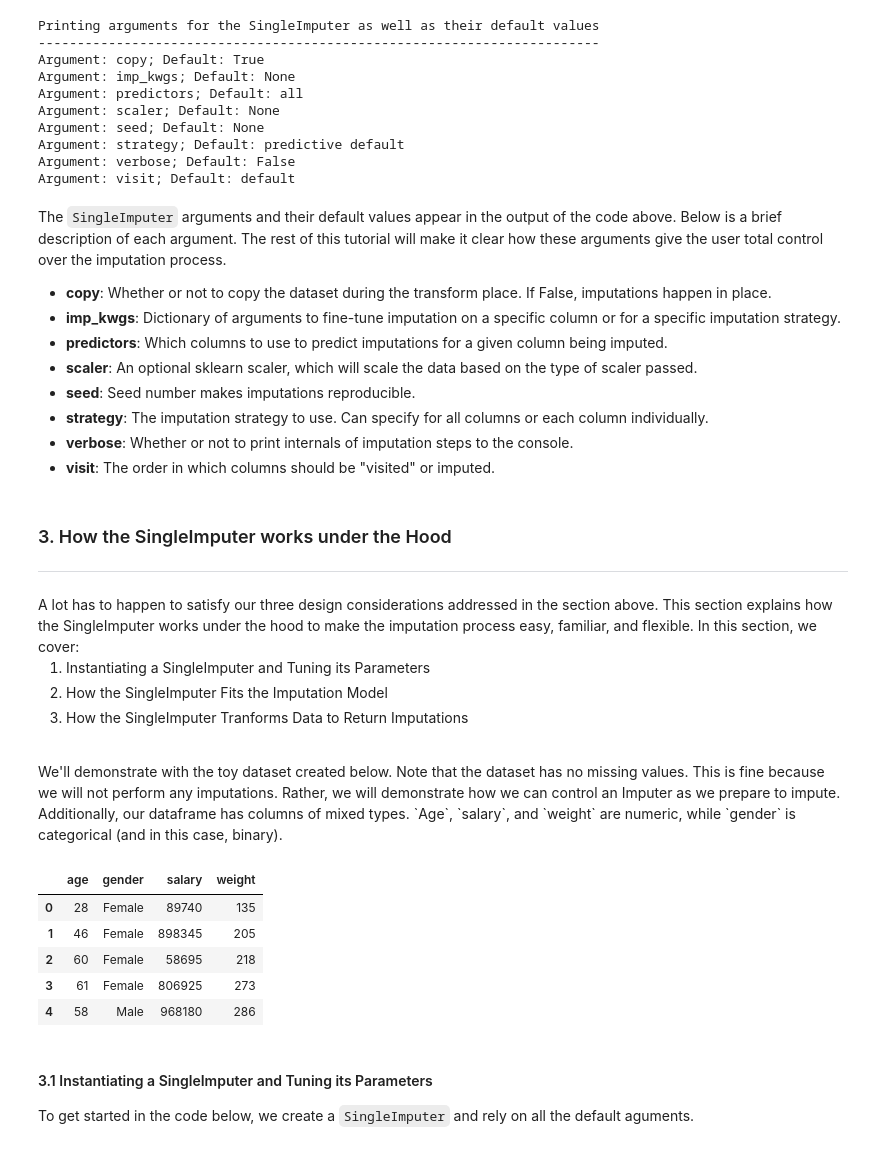
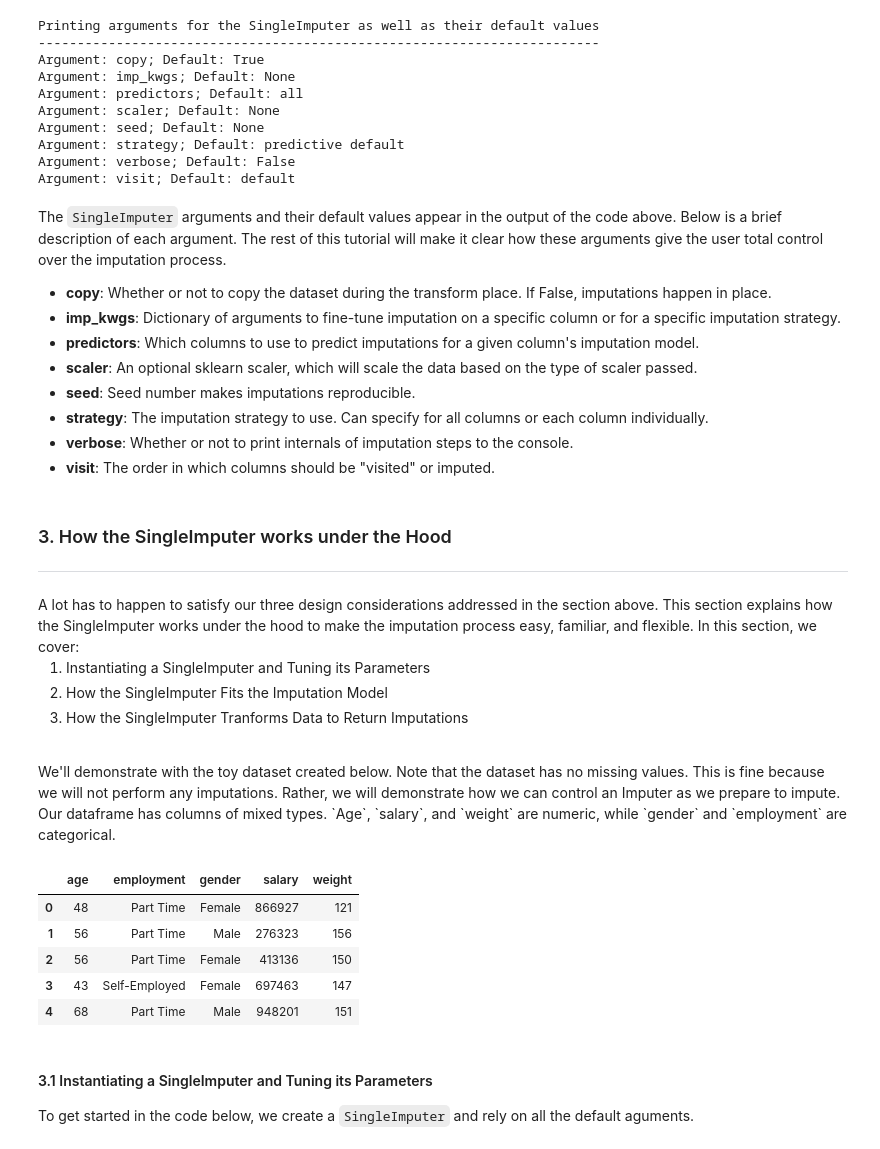
Before and after one commit to shabarka/autoimpute-tutorials, a Jupyter notebook: tutorials/imputer_mechanics.ipynb, the cells around one changed output. Drawn from its saved outputs; the diff is of its cells as text; code cells hidden in the pictures.

```diff
--- a/tutorials/imputer_mechanics.ipynb
+++ b/tutorials/imputer_mechanics.ipynb
@@ -193,7 +242,7 @@ The `SingleImputer` arguments and their default values appear in the output of t
 <ul>
     <li><b>copy</b>: Whether or not to copy the dataset during the transform place. If False, imputations happen in place.</li>
     <li><b>imp_kwgs</b>: Dictionary of arguments to fine-tune imputation on a specific column or for a specific imputation strategy.</li>
-    <li><b>predictors</b>: Which columns to use to predict imputations for a given column being imputed.</li>
+    <li><b>predictors</b>: Which columns to use to predict imputations for a given column's imputation model.</li>
     <li><b>scaler</b>: An optional sklearn scaler, which will scale the data based on the type of scaler passed.</li>
     <li><b>seed</b>: Seed number makes imputations reproducible.</li>
     <li><b>strategy</b>: The imputation strategy to use. Can specify for all columns or each column individually.</li>
@@ -210,22 +259,23 @@ The `SingleImputer` arguments and their default values appear in the output of t
     <li>How the SingleImputer Tranforms Data to Return Imputations</li>
 </ol>
 <br>
-<div>We'll demonstrate with the toy dataset created below. Note that the dataset has no missing values. This is fine because we will not perform any imputations. Rather, we will demonstrate how we can control an Imputer as we prepare to impute. Additionally, our dataframe has columns of mixed types. `Age`, `salary`, and `weight` are numeric, while `gender` is categorical (and in this case, binary).</div>
+<div>We'll demonstrate with the toy dataset created below. Note that the dataset has no missing values. This is fine because we will not perform any imputations. Rather, we will demonstrate how we can control an Imputer as we prepare to impute. Our dataframe has columns of mixed types. `Age`, `salary`, and `weight` are numeric, while `gender` and `employment` are categorical.</div>
 # %%
 toy_df = pd.DataFrame({
+    "age": np.random.choice(np.arange(20,80), 50),
     "gender": np.random.choice(["Male","Female"], 50),
-    "age": np.random.choice(np.arange(20,80), 50),
+    "employment": np.random.choice(["Unemployed","Employed", "Part Time", "Self-Employed"], 50),
     "salary": np.random.choice(np.arange(50_000, 1_000_000), 50),
     "weight": np.random.choice(np.arange(100, 300), 50),
 })
 toy_df.head()
 # %% [output]
-|  | age | gender | salary | weight |
-| 0 | 28 | Female | 89740 | 135 |
-| 1 | 46 | Female | 898345 | 205 |
-| 2 | 60 | Female | 58695 | 218 |
-| 3 | 61 | Female | 806925 | 273 |
-| 4 | 58 | Male | 968180 | 286 |
+|  | age | employment | gender | salary | weight |
+| 0 | 48 | Part Time | Female | 866927 | 121 |
+| 1 | 56 | Part Time | Male | 276323 | 156 |
+| 2 | 56 | Part Time | Female | 413136 | 150 |
+| 3 | 43 | Self-Employed | Female | 697463 | 147 |
+| 4 | 68 | Part Time | Male | 948201 | 151 |
 # %% [markdown]
 #### 3.1 Instantiating a SingleImputer and Tuning its Parameters
 To get started in the code below, we create a `SingleImputer` and rely on all the default aguments.
```
Also changed, not shown: parts of 28 cells of this notebook.
